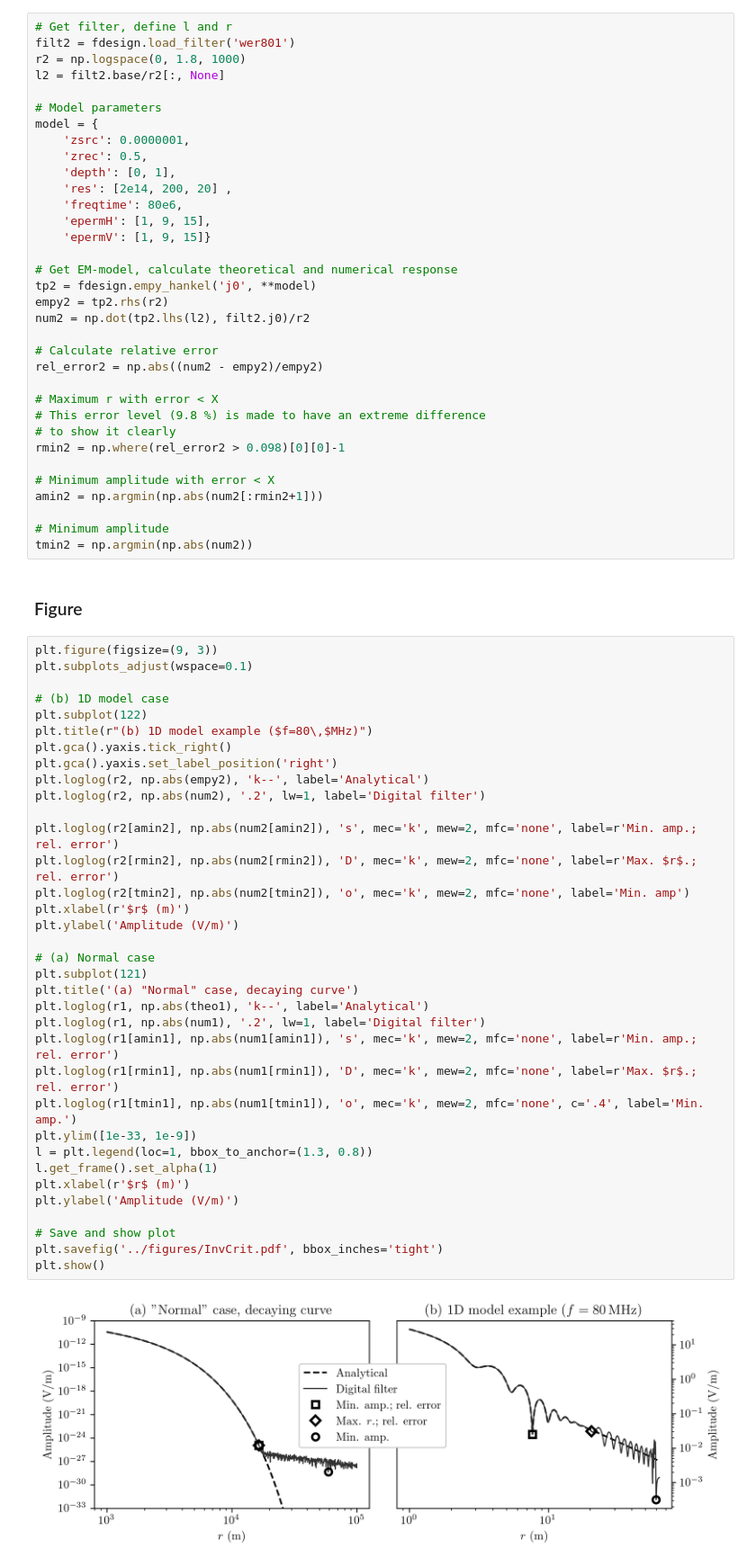
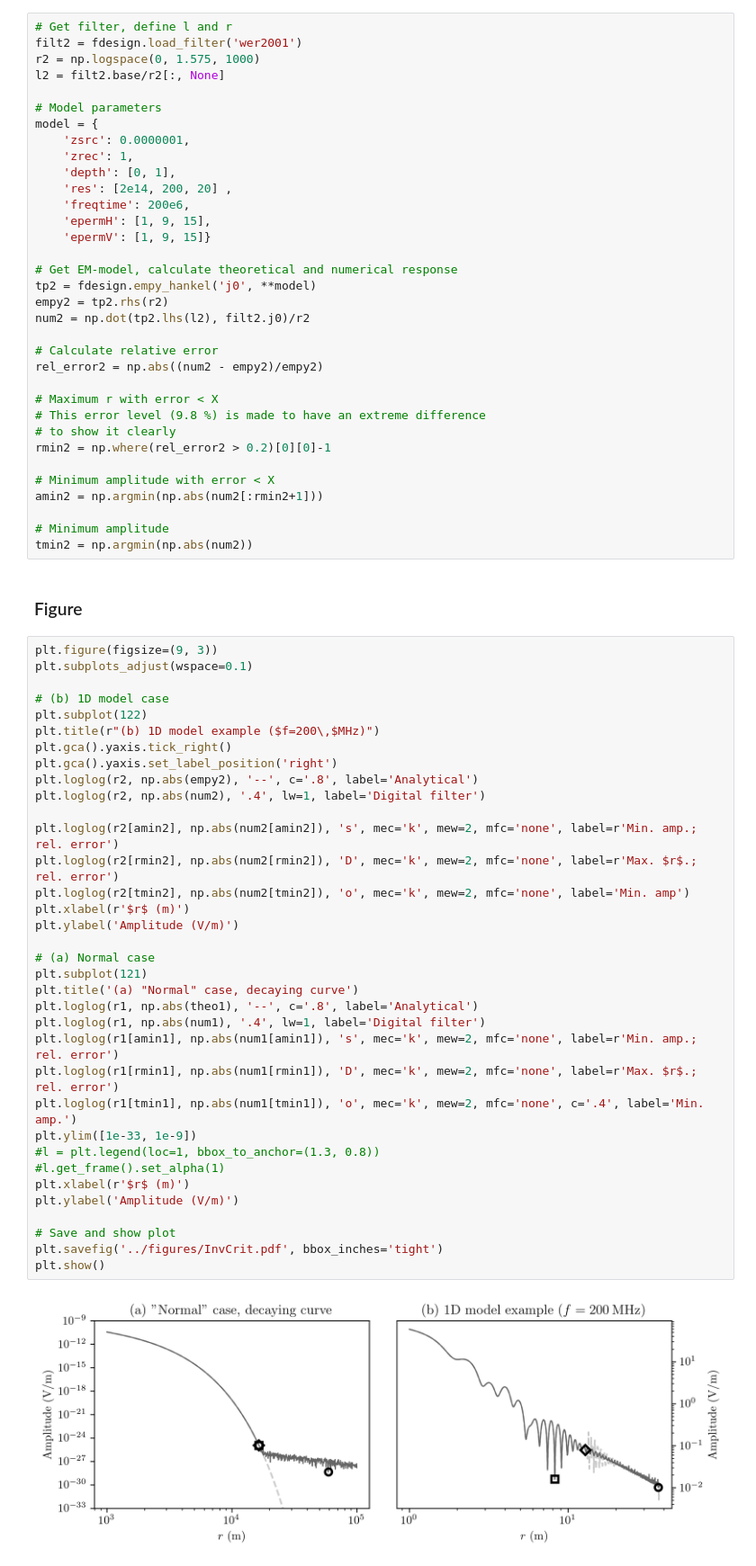
Before and after one commit to emsig/article-fdesign, a Jupyter notebook: notebooks/Figure-InversionCriterium.ipynb, the cells around one changed output. Shown at 90% size. Drawn from its saved outputs; the diff is of its cells as text.

```diff
--- a/notebooks/Figure-InversionCriterium.ipynb
+++ b/notebooks/Figure-InversionCriterium.ipynb
@@ -44,17 +44,17 @@ tmin1 = np.argmin(np.abs(num1))
 ### High frequency model, oscillating
 # %%
 # Get filter, define l and r
-filt2 = fdesign.load_filter('wer801')
-r2 = np.logspace(0, 1.8, 1000)
+filt2 = fdesign.load_filter('wer2001')
+r2 = np.logspace(0, 1.575, 1000)
 l2 = filt2.base/r2[:, None]
 
 # Model parameters
 model = {
     'zsrc': 0.0000001,
-    'zrec': 0.5,
+    'zrec': 1,
     'depth': [0, 1],
     'res': [2e14, 200, 20] ,
-    'freqtime': 80e6,
+    'freqtime': 200e6,
     'epermH': [1, 9, 15],
     'epermV': [1, 9, 15]}
 
@@ -69,7 +69,7 @@ rel_error2 = np.abs((num2 - empy2)/empy2)
 # Maximum r with error < X
 # This error level (9.8 %) is made to have an extreme difference
 # to show it clearly
-rmin2 = np.where(rel_error2 > 0.098)[0][0]-1
+rmin2 = np.where(rel_error2 > 0.2)[0][0]-1
 
 # Minimum amplitude with error < X
 amin2 = np.argmin(np.abs(num2[:rmin2+1]))
@@ -81,40 +81,40 @@ tmin2 = np.argmin(np.abs(num2))
 # %%
 plt.figure(figsize=(9, 3))
 plt.subplots_adjust(wspace=0.1)
 
 # (b) 1D model case
 plt.subplot(122)
-plt.title(r"(b) 1D model example ($f=80\,$MHz)")
+plt.title(r"(b) 1D model example ($f=200\,$MHz)")
 plt.gca().yaxis.tick_right()
 plt.gca().yaxis.set_label_position('right')
-plt.loglog(r2, np.abs(empy2), 'k--', label='Analytical')
-plt.loglog(r2, np.abs(num2), '.2', lw=1, label='Digital filter')
+plt.loglog(r2, np.abs(empy2), '--', c='.8', label='Analytical')
+plt.loglog(r2, np.abs(num2), '.4', lw=1, label='Digital filter')
 
 plt.loglog(r2[amin2], np.abs(num2[amin2]), 's', mec='k', mew=2, mfc='none', label=r'Min. amp.; rel. error')
 plt.loglog(r2[rmin2], np.abs(num2[rmin2]), 'D', mec='k', mew=2, mfc='none', label=r'Max. $r$.; rel. error')
 plt.loglog(r2[tmin2], np.abs(num2[tmin2]), 'o', mec='k', mew=2, mfc='none', label='Min. amp')
 plt.xlabel(r'$r$ (m)')
 plt.ylabel('Amplitude (V/m)')
 
 # (a) Normal case
 plt.subplot(121)
 plt.title('(a) "Normal" case, decaying curve')
-plt.loglog(r1, np.abs(theo1), 'k--', label='Analytical')
-plt.loglog(r1, np.abs(num1), '.2', lw=1, label='Digital filter')
+plt.loglog(r1, np.abs(theo1), '--', c='.8', label='Analytical')
+plt.loglog(r1, np.abs(num1), '.4', lw=1, label='Digital filter')
 plt.loglog(r1[amin1], np.abs(num1[amin1]), 's', mec='k', mew=2, mfc='none', label=r'Min. amp.; rel. error')
 plt.loglog(r1[rmin1], np.abs(num1[rmin1]), 'D', mec='k', mew=2, mfc='none', label=r'Max. $r$.; rel. error')
 plt.loglog(r1[tmin1], np.abs(num1[tmin1]), 'o', mec='k', mew=2, mfc='none', c='.4', label='Min. amp.')
 plt.ylim([1e-33, 1e-9])
-l = plt.legend(loc=1, bbox_to_anchor=(1.3, 0.8))
-l.get_frame().set_alpha(1)
+#l = plt.legend(loc=1, bbox_to_anchor=(1.3, 0.8))
+#l.get_frame().set_alpha(1)
 plt.xlabel(r'$r$ (m)')
 plt.ylabel('Amplitude (V/m)')
 
 # Save and show plot
 plt.savefig('../figures/InvCrit.pdf', bbox_inches='tight')
 plt.show()
 # %% [output]
-[figure, old version]
+[figure, new version]
 # %%
 import printinfo
 printinfo.info()
```
Also changed, not shown: parts of 1 cell of this notebook, 23 other files.
